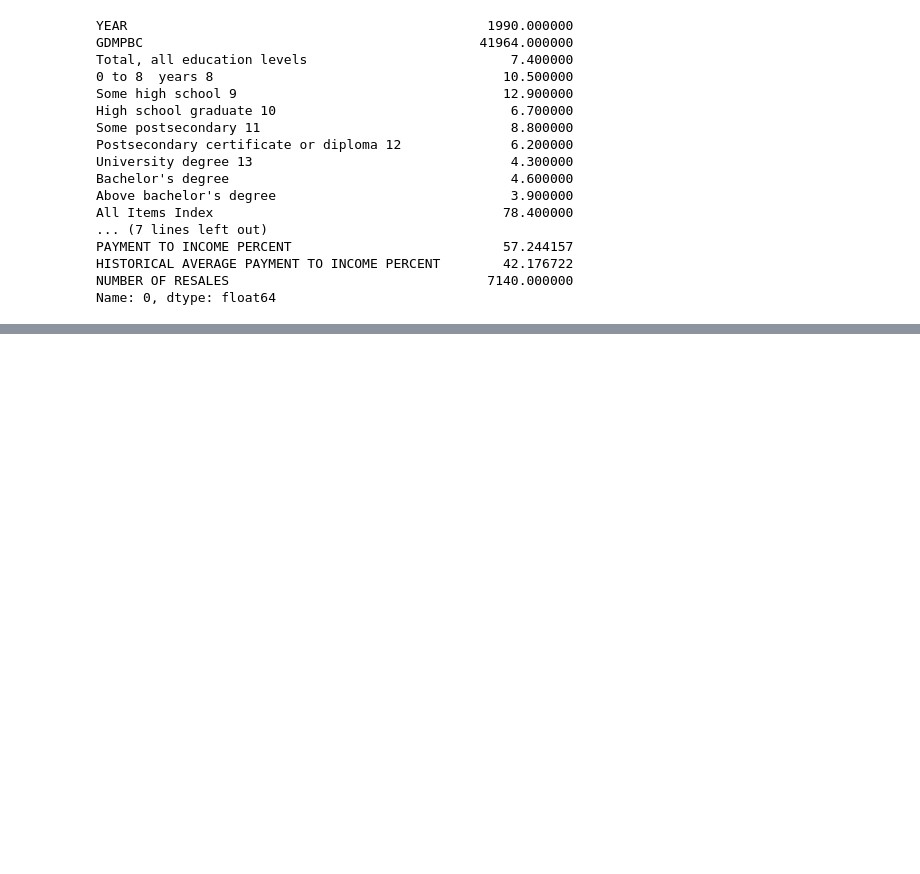
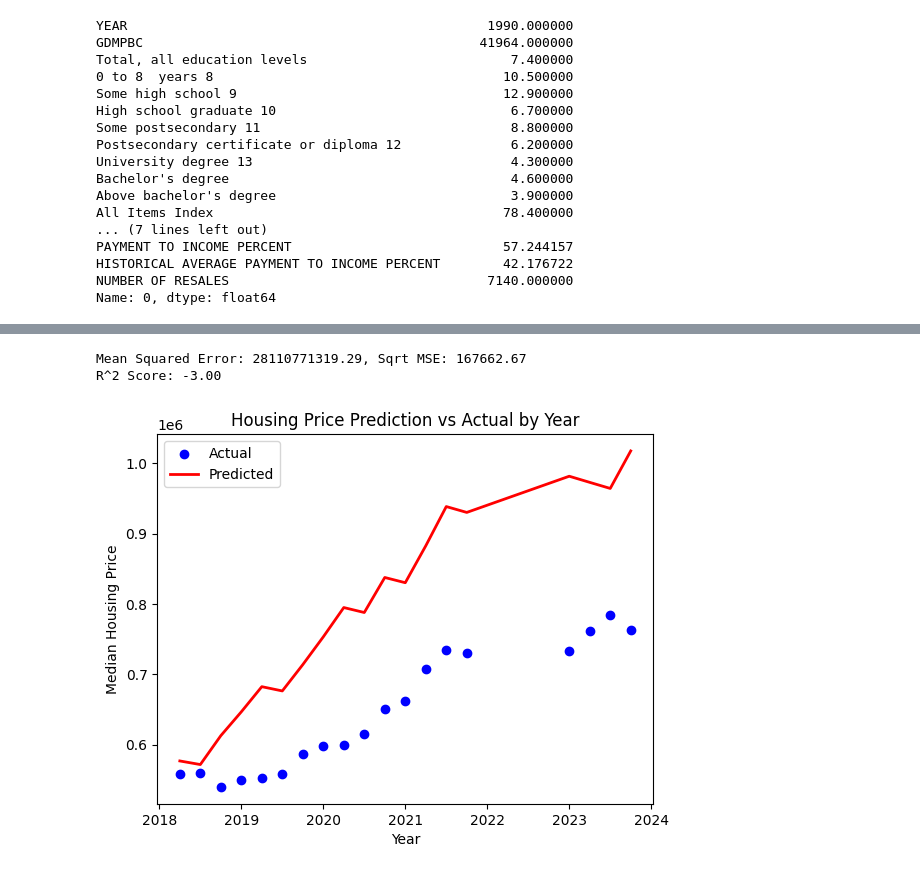
Before and after one commit to NgZiXin/CMPT310, a Jupyter notebook: proj.ipynb, the cells around one changed output, grey strips where cells are left out. Cells and saved outputs as stored; diff of their text form; code cells hidden in the pictures; blank space fills up the shorter version.

```diff
--- a/proj.ipynb
+++ b/proj.ipynb
@@ -128,0 +184,32 @@ Name: 0, dtype: float64
+# %%
+# Evaluating based on actual price predictions
+# Get Actual predicted prices from predicted price changes
+last_known_price = df_train.iloc[-1]['MEDIAN HOUSING PRICE']
+price_predict = []
+current_price = last_known_price
+
+for pct in y_pred:
+    current_price *= (1 + pct)
+    price_predict.append(current_price)
+
+mse = mean_squared_error(df_test['MEDIAN HOUSING PRICE'], price_predict)
+r2 = r2_score(df_test['MEDIAN HOUSING PRICE'], price_predict)
+print(f'Mean Squared Error: {mse:.2f}, Sqrt MSE: {np.sqrt(mse):.2f}')
+print(f'R^2 Score: {r2:.2f}')
+# %% [output]
+Mean Squared Error: 28110771319.29, Sqrt MSE: 167662.67
+R^2 Score: -3.00
+# %%
+import matplotlib.pyplot as plt
+
+# plot for actual values & predicted values
+plt.scatter(df_test['YEAR'], df_test['MEDIAN HOUSING PRICE'], color='blue', label='Actual')
+plt.plot(df_test['YEAR'], price_predict, color='red', linewidth=2, label='Predicted')
+
+plt.xlabel('Year')
+plt.ylabel('Median Housing Price')
+plt.title('Housing Price Prediction vs Actual by Year')
+plt.legend()
+plt.show()
+# %% [output]
+[figure, added]
```
Also changed, not shown: parts of 4 cells of this notebook, 1 other file.
